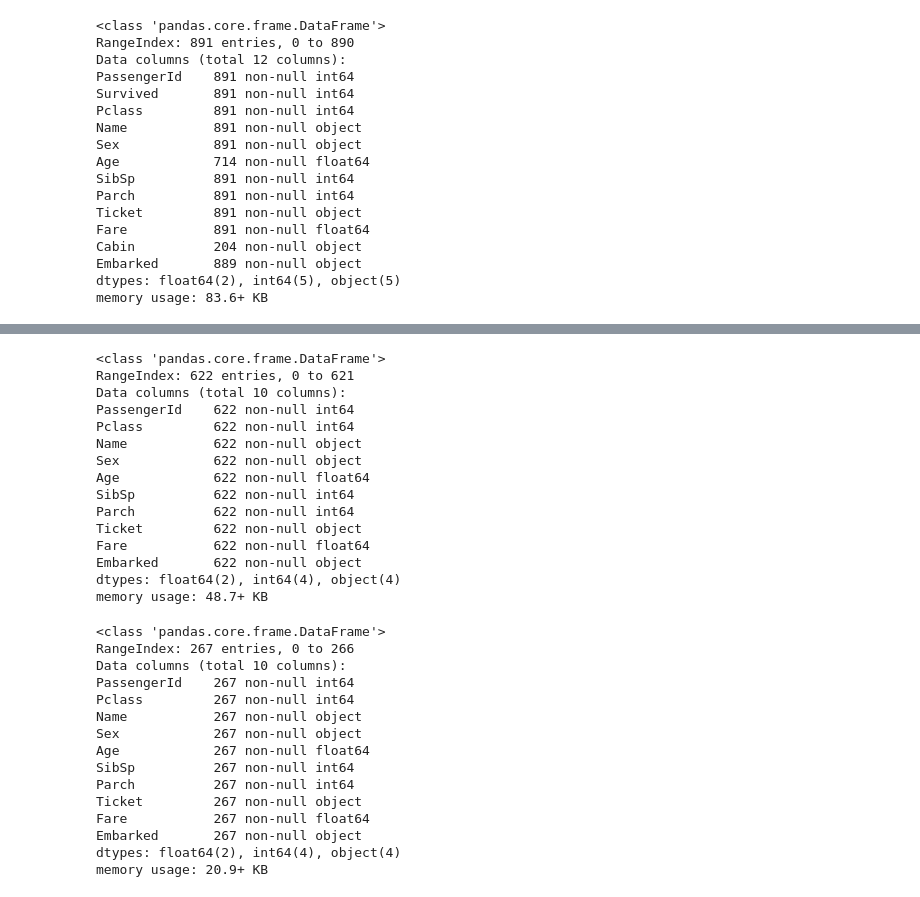
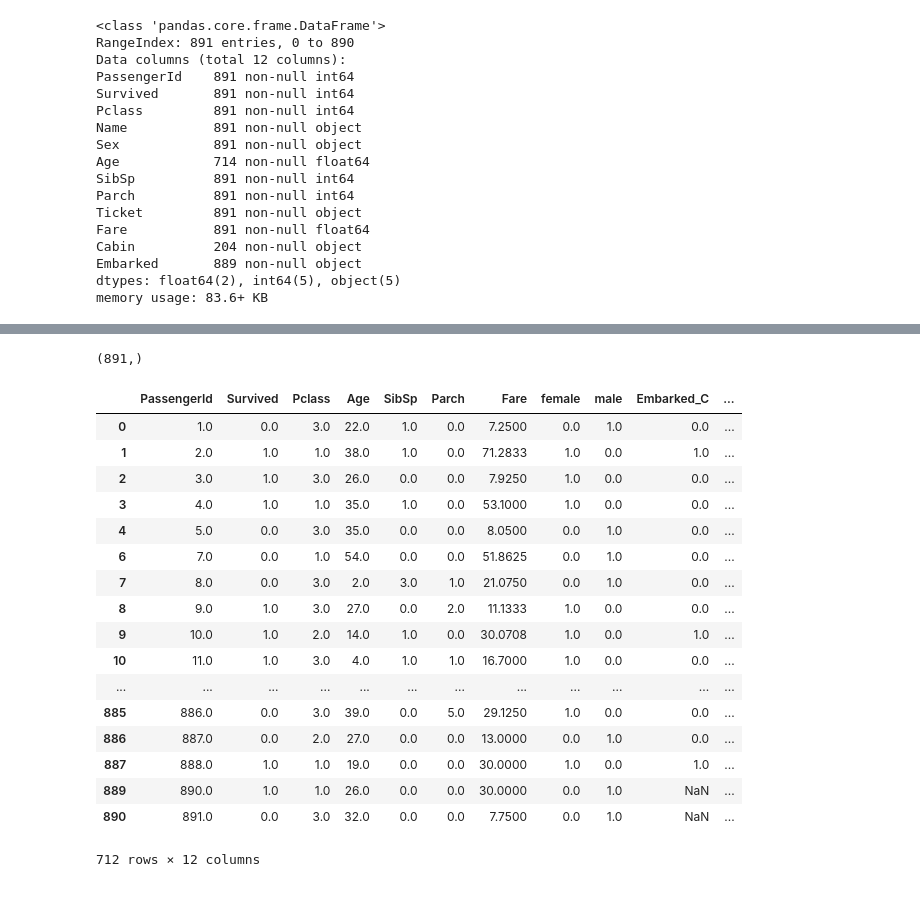
Before and after one commit to appbanana/MachineLearningAction, a Jupyter notebook: kaggle/Titanic/02-exporeTitannic.ipynb, the cells around one changed output, grey strips where cells are left out. Saved outputs shown, nothing was run; the diff lists cells and outputs as text; code cells hidden in the pictures.

```diff
--- a/kaggle/Titanic/02-exporeTitannic.ipynb
+++ b/kaggle/Titanic/02-exporeTitannic.ipynb
@@ -42,0 +43,5 @@ data.drop(['Cabin'], axis=1, inplace=True)
+# %%
+# 对性别和Embarked进行独热编码
+en = preprocessing.OneHotEncoder()
+en_data = en.fit_transform(data['Sex'].values.reshape(-1, 1)).toarray()
+en_data
@@ -42,0 +60,3 @@ data.drop(['Cabin'], axis=1, inplace=True)
+# %%
+# 对性别进行独热编码 在拼接到数据上
+data = pd.concat([data, pd.DataFrame(en_data, columns=['female', 'male'])], axis=1)
@@ -42,0 +76,8 @@ data.drop(['Cabin'], axis=1, inplace=True)
+# %%
+# 对Embarked进行独热编码
+en = preprocessing.OneHotEncoder()
+en_data = en.fit_transform(data['Embarked'].values.reshape(-1, 1)).toarray()
+data = pd.concat([data, pd.DataFrame(en_data, columns=['Embarked_C', 'Embarked_Q', 'Embarked_S'])], axis=1)
+# %%
+# 删除原来的Sex和Embarked列
+data.drop(['Embarked', 'Sex'], axis=1, inplace=True)
@@ -147,36 +112,0 @@ See the caveats in the documentation: http://pandas.pydata.org/pandas-docs/stabl
-# %%
-X_train.info()
-# %% [output]
-<class 'pandas.core.frame.DataFrame'>
-RangeIndex: 622 entries, 0 to 621
-Data columns (total 10 columns):
-PassengerId    622 non-null int64
-Pclass         622 non-null int64
-Name           622 non-null object
-Sex            622 non-null object
-Age            622 non-null float64
-SibSp          622 non-null int64
-Parch          622 non-null int64
-Ticket         622 non-null object
-Fare           622 non-null float64
-Embarked       622 non-null object
-dtypes: float64(2), int64(4), object(4)
-memory usage: 48.7+ KB
-# %%
-X_test.info()
-# %% [output]
-<class 'pandas.core.frame.DataFrame'>
-RangeIndex: 267 entries, 0 to 266
-Data columns (total 10 columns):
-PassengerId    267 non-null int64
-Pclass         267 non-null int64
-Name           267 non-null object
-Sex            267 non-null object
-Age            267 non-null float64
-SibSp          267 non-null int64
-Parch          267 non-null int64
-Ticket         267 non-null object
-Fare           267 non-null float64
-Embarked       267 non-null object
-dtypes: float64(2), int64(4), object(4)
-memory usage: 20.9+ KB
@@ -190,0 +120,26 @@ test_data.to_csv('./temp/test_data.csv')
+# %%
+# 接下来开始使用随机森立回归开始插值  以Age为标签值 剩下的其他的作为特征列
+clf = ensemble.RandomForestRegressor()
+# %% [output]
+(891,)
+# %%
+data[data['Age'].notnull()]
+# %% [output]
+|  | PassengerId | Survived | Pclass | Age | SibSp | Parch | Fare | female | male | Embarked_C | ... |
+| 0 | 1.0 | 0.0 | 3.0 | 22.0 | 1.0 | 0.0 | 7.2500 | 0.0 | 1.0 | 0.0 | ... |
+| 1 | 2.0 | 1.0 | 1.0 | 38.0 | 1.0 | 0.0 | 71.2833 | 1.0 | 0.0 | 1.0 | ... |
+| 2 | 3.0 | 1.0 | 3.0 | 26.0 | 0.0 | 0.0 | 7.9250 | 1.0 | 0.0 | 0.0 | ... |
+| 3 | 4.0 | 1.0 | 1.0 | 35.0 | 1.0 | 0.0 | 53.1000 | 1.0 | 0.0 | 0.0 | ... |
+| 4 | 5.0 | 0.0 | 3.0 | 35.0 | 0.0 | 0.0 | 8.0500 | 0.0 | 1.0 | 0.0 | ... |
+| 6 | 7.0 | 0.0 | 1.0 | 54.0 | 0.0 | 0.0 | 51.8625 | 0.0 | 1.0 | 0.0 | ... |
+| 7 | 8.0 | 0.0 | 3.0 | 2.0 | 3.0 | 1.0 | 21.0750 | 0.0 | 1.0 | 0.0 | ... |
+| 8 | 9.0 | 1.0 | 3.0 | 27.0 | 0.0 | 2.0 | 11.1333 | 1.0 | 0.0 | 0.0 | ... |
+| 9 | 10.0 | 1.0 | 2.0 | 14.0 | 1.0 | 0.0 | 30.0708 | 1.0 | 0.0 | 1.0 | ... |
+| 10 | 11.0 | 1.0 | 3.0 | 4.0 | 1.0 | 1.0 | 16.7000 | 1.0 | 0.0 | 0.0 | ... |
+| ... | ... | ... | ... | ... | ... | ... | ... | ... | ... | ... | ... |
+| 885 | 886.0 | 0.0 | 3.0 | 39.0 | 0.0 | 5.0 | 29.1250 | 1.0 | 0.0 | 0.0 | ... |
+| 886 | 887.0 | 0.0 | 2.0 | 27.0 | 0.0 | 0.0 | 13.0000 | 0.0 | 1.0 | 0.0 | ... |
+| 887 | 888.0 | 1.0 | 1.0 | 19.0 | 0.0 | 0.0 | 30.0000 | 1.0 | 0.0 | 1.0 | ... |
+| 889 | 890.0 | 1.0 | 1.0 | 26.0 | 0.0 | 0.0 | 30.0000 | 0.0 | 1.0 | NaN | ... |
+| 890 | 891.0 | 0.0 | 3.0 | 32.0 | 0.0 | 0.0 | 7.7500 | 0.0 | 1.0 | NaN | ... |
+712 rows × 12 columns
```
Also changed, not shown: parts of 23 cells of this notebook, 4 other files.
